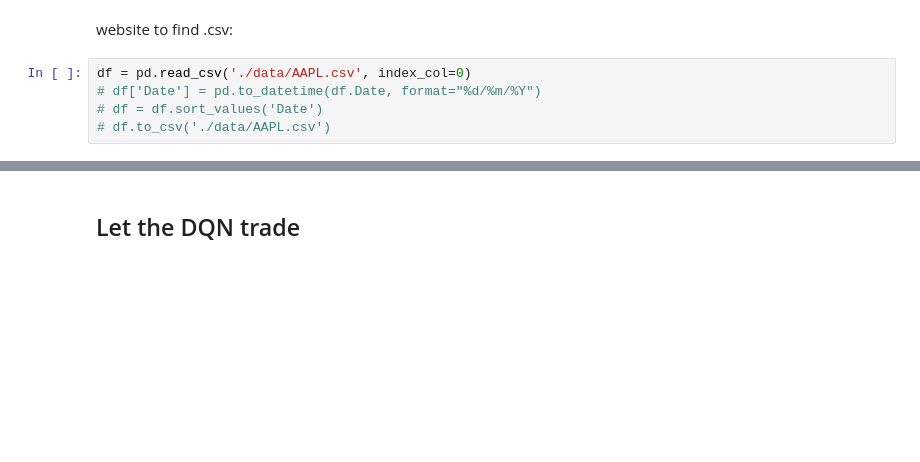
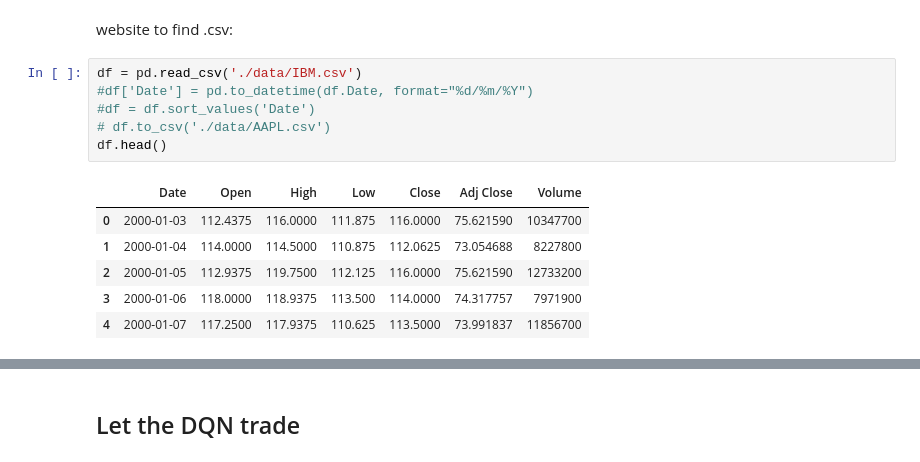
Before and after one commit to AceZz/P3A-Deep-Reinforcement-Learning, a Jupyter notebook: Stock-Trading-Environment/comparing.ipynb, the cells around one changed output, grey strips where cells are left out. Drawn from its saved outputs; the diff is of its cells as text; blank space fills up the shorter version.

```diff
--- a/Stock-Trading-Environment/comparing.ipynb
+++ b/Stock-Trading-Environment/comparing.ipynb
@@ -7,10 +7,18 @@ from utils.utils import convert_action
 # %% [markdown]
 website to find .csv:
 # %%
-df = pd.read_csv('./data/AAPL.csv', index_col=0)
-# df['Date'] = pd.to_datetime(df.Date, format="%d/%m/%Y")
-# df = df.sort_values('Date')
+df = pd.read_csv('./data/IBM.csv')
+#df['Date'] = pd.to_datetime(df.Date, format="%d/%m/%Y")
+#df = df.sort_values('Date')
 # df.to_csv('./data/AAPL.csv')
+df.head()
+# %% [output]
+|  | Date | Open | High | Low | Close | Adj Close | Volume |
+| 0 | 2000-01-03 | 112.4375 | 116.0000 | 111.875 | 116.0000 | 75.621590 | 10347700 |
+| 1 | 2000-01-04 | 114.0000 | 114.5000 | 110.875 | 112.0625 | 73.054688 | 8227800 |
+| 2 | 2000-01-05 | 112.9375 | 119.7500 | 112.125 | 116.0000 | 75.621590 | 12733200 |
+| 3 | 2000-01-06 | 118.0000 | 118.9375 | 113.500 | 114.0000 | 74.317757 | 7971900 |
+| 4 | 2000-01-07 | 117.2500 | 117.9375 | 110.625 | 113.5000 | 73.991837 | 11856700 |
 # %%
 df.plot(x="Date", y="Close")
 # %% [output]
```
Also changed, not shown: parts of 5 cells of this notebook, 3 other files.
